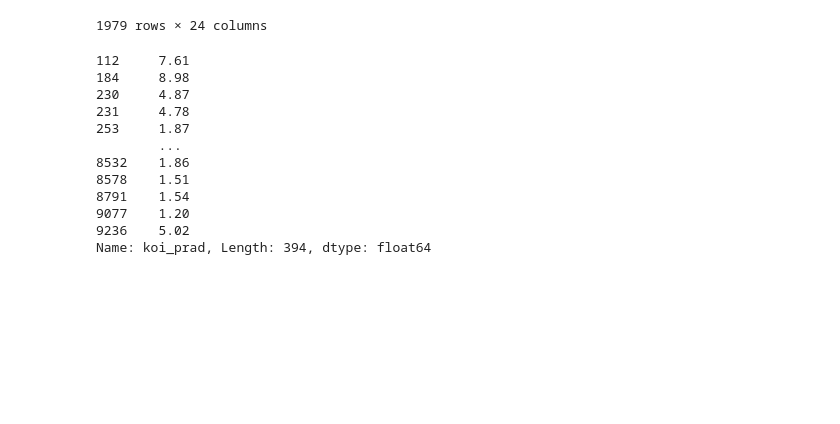
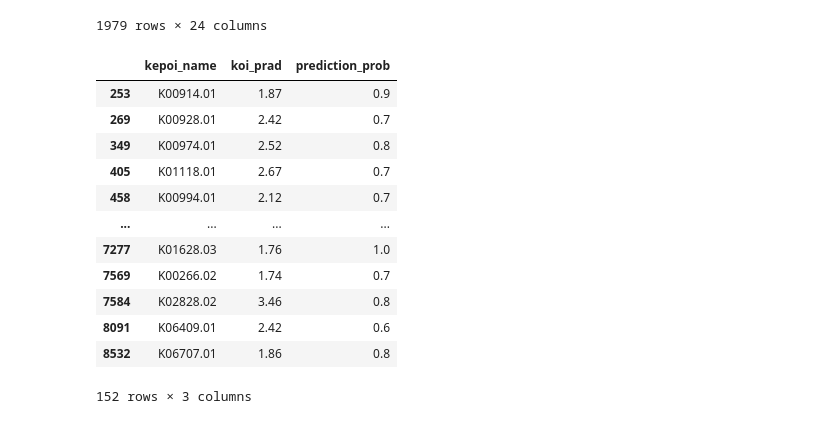
Before and after one commit to Swaraag/ExoplanetClassifier, a Jupyter notebook: work.ipynb, the cells around one changed output. Saved outputs shown, nothing was run; the diff lists cells and outputs as text; code cells hidden in the pictures; blank space fills up the shorter version.

```diff
--- a/work.ipynb
+++ b/work.ipynb
@@ -429,17 +429,21 @@ df_cand
 # %%
 exo_preds = df_cand[df_cand["prediction"] == "EXOPLANET"]
 # %%
-exo_preds[1.7 < exo_preds["koi_prad"] < 3.5]
+sub_nept_preds = exo_preds[(1.7 < exo_preds["koi_prad"]) & (exo_preds["koi_prad"] < 3.5)]
+sub_nept_preds["kepoi_name"] = df_misc[raw_df["koi_disposition"] == "CANDIDATE"].loc[sub_nept_preds.index, "kepoi_name"].values
-# %% [output]
-112     7.61
-184     8.98
-230     4.87
-231     4.78
-253     1.87
-        ...
-8532    1.86
-8578    1.51
-8791    1.54
-9077    1.20
-9236    5.02
-Name: koi_prad, Length: 394, dtype: float64
+# %%
+sub_nept_preds[["kepoi_name", "koi_prad", "prediction_prob"]]
+# %% [output]
+|  | kepoi_name | koi_prad | prediction_prob |
+| 253 | K00914.01 | 1.87 | 0.9 |
+| 269 | K00928.01 | 2.42 | 0.7 |
+| 349 | K00974.01 | 2.52 | 0.8 |
+| 405 | K01118.01 | 2.67 | 0.7 |
+| 458 | K00994.01 | 2.12 | 0.7 |
+| ... | ... | ... | ... |
+| 7277 | K01628.03 | 1.76 | 1.0 |
+| 7569 | K00266.02 | 1.74 | 0.7 |
+| 7584 | K02828.02 | 3.46 | 0.8 |
+| 8091 | K06409.01 | 2.42 | 0.6 |
+| 8532 | K06707.01 | 1.86 | 0.8 |
+152 rows × 3 columns
```
Also changed, not shown: parts of 1 cell of this notebook.
